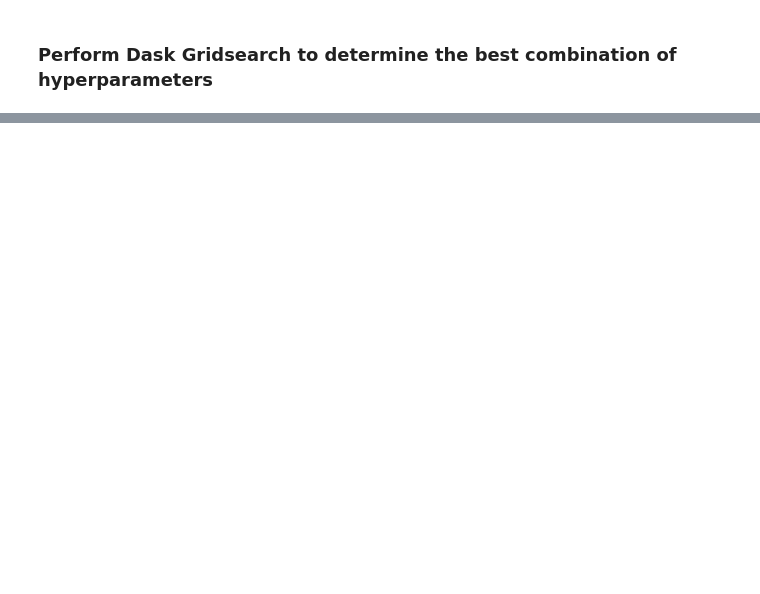
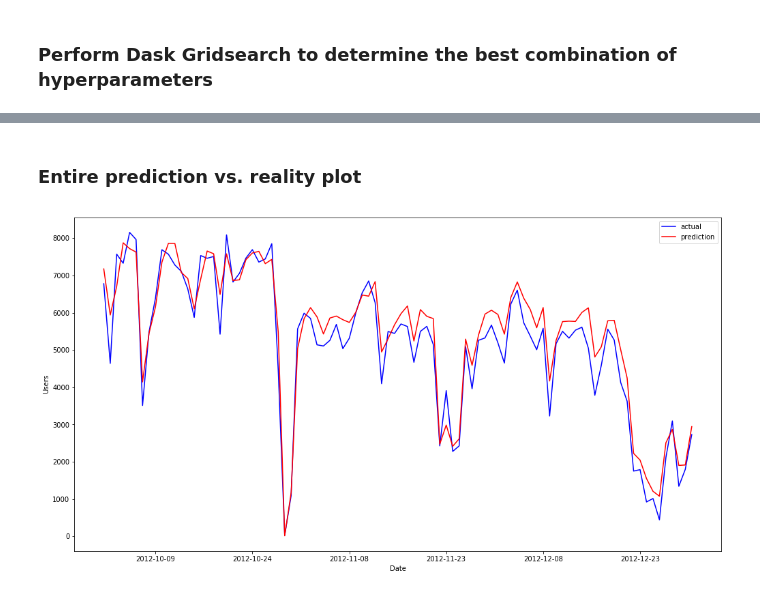
Before and after one commit to f-loguercio/bikesharing_pred_dask, a Jupyter notebook: bikesharing_pred_dask.ipynb, the cells around one changed output, grey strips where cells are left out. Saved outputs shown, nothing was run; the diff lists cells and outputs as text; code cells hidden in the pictures; blank space fills up the shorter version.

```diff
--- a/bikesharing_pred_dask.ipynb
+++ b/bikesharing_pred_dask.ipynb
@@ -378,0 +361,15 @@ score
+# %% [markdown]
+### Entire prediction vs. reality plot
+# %%
+df_holdout_final_plots = holdout_final_plots.compute()
+df_holdout_final_plots['pred'] = y_pred_plotting
+
+holdout_daily = pd.DataFrame(df_holdout_final_plots.groupby(["dteday"])[["pred", 'cnt']].sum()).reset_index()
+ax = plt.figure(figsize=(17, 9))
+ax = sns.lineplot(data = holdout_daily, x = 'dteday', y = 'cnt', color='blue', label = 'actual')
+ax = sns.lineplot(data = holdout_daily, x = 'dteday', y = 'pred', color='red', label = 'prediction')
+plt.xlabel('Date')
+plt.ylabel('Users')
+ax.xaxis.set_major_locator(plt.MaxNLocator(8))
+# %% [output]
+[figure, added]
```
Also changed, not shown: parts of 43 cells of this notebook, 1 other file.
